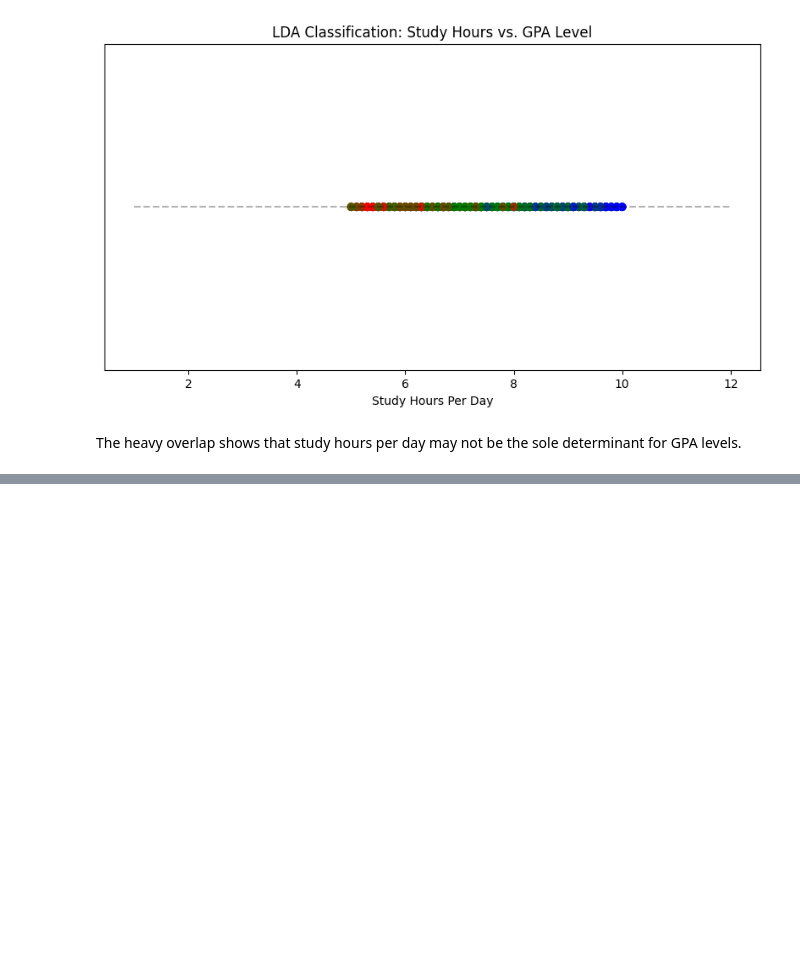
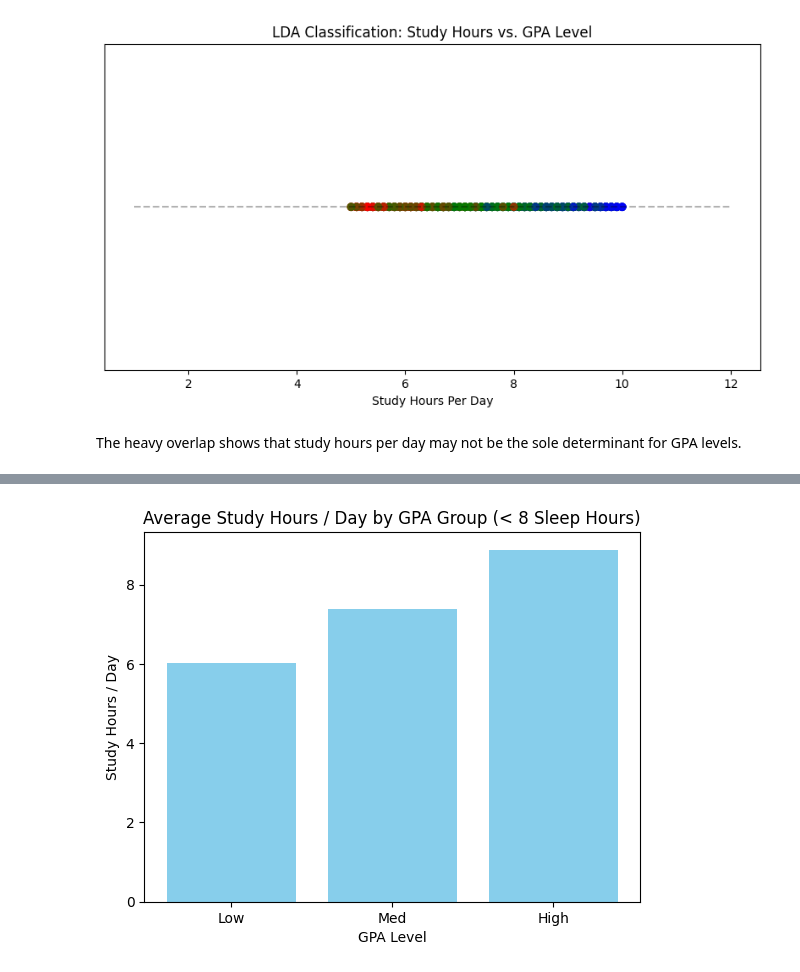
Before and after one commit to Taryn-Cail/Python-Group-Project-2704, a Jupyter notebook: data.ipynb, the cells around one changed output, grey strips where cells are left out. Cells and saved outputs as stored; diff of their text form; code cells hidden in the pictures; blank space fills up the shorter version.

```diff
--- a/data.ipynb
+++ b/data.ipynb
@@ -308,0 +412,19 @@ The heavy overlap shows that study hours per day may not be the sole determinant
+# %%
+#Visualize - bar graph of < 8 hours
+gpa_by_studyH = sleeplessthan8.groupby('GPA Level')['Study_Hours_Per_Day'].mean().reset_index()
+
+# Placing the categories visually in the correct order (ie. Low, Med, High)
+gpa_by_studyH['GPA Level'] = pd.Categorical(gpa_by_studyH['GPA Level'], categories=gpa_order,ordered=True)
+
+# Sorting the values
+gpa_by_studyH = gpa_by_studyH.sort_values('GPA Level')
+
+plt.clf()
+plt.bar(gpa_by_studyH['GPA Level'], gpa_by_studyH['Study_Hours_Per_Day'], color='skyblue')
+plt.xlabel("GPA Level")
+plt.ylabel("Study Hours / Day")
+plt.title("Average Study Hours / Day by GPA Group (< 8 Sleep Hours)")
+plt.savefig("bar_graph less than 8 hours.svg", format="svg", bbox_inches="tight")
+plt.show()
+# %% [output]
+[figure, added]
```
Also changed, not shown: parts of 19 cells of this notebook.
